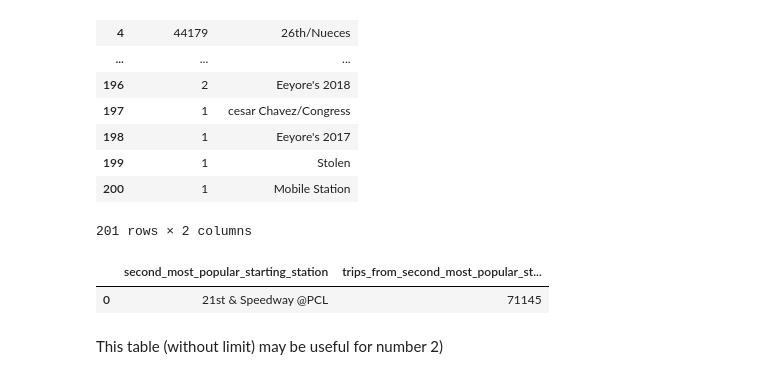
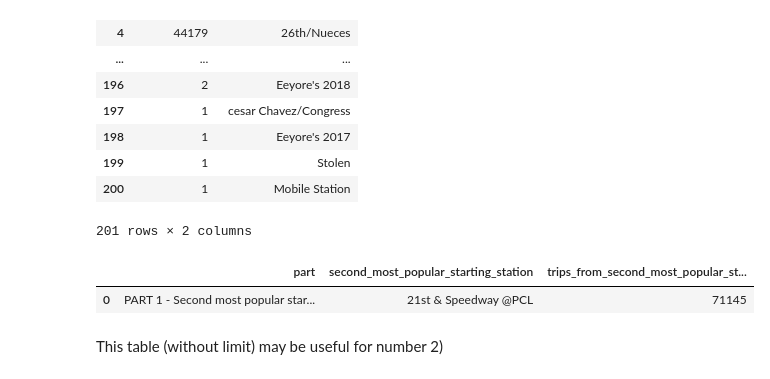
Before and after one commit to bibek1555/Data-Processing-Visualization-CPSMA-4313-01, a Jupyter notebook: Quiz10/Quiz10.ipynb, the cells around one changed output. Cells and saved outputs as stored; diff of their text form; code cells hidden in the pictures.

```diff
--- a/Quiz10/Quiz10.ipynb
+++ b/Quiz10/Quiz10.ipynb
@@ -244,21 +243,22 @@ ORDER BY number_trips DESC
 # %%
 %%bigquery --project quiz8-bigquery
 
 SELECT
+  "PART 1 - Second most popular starting station" AS part,
   start_station_name AS second_most_popular_starting_station,
-  number_trips       AS trips_from_second_most_popular_station
+  number_trips AS trips_from_second_most_popular_station
 FROM (
   SELECT
     COUNT(*) AS number_trips,
     start_station_name
   FROM `bigquery-public-data.austin_bikeshare.bikeshare_trips`
   GROUP BY start_station_name
   ORDER BY number_trips DESC
 )
 LIMIT 1 OFFSET 1;
 # %% [output]
-|  | second_most_popular_starting_station | trips_from_second_most_popular_st... |
-| 0 | 21st & Speedway @PCL | 71145 |
+|  | part | second_most_popular_starting_station | trips_from_second_most_popular_st... |
+| 0 | PART 1 - Second most popular star... | 21st & Speedway @PCL | 71145 |
 # %% [markdown]
 This table (without limit) may be useful for number 2)
 # %%
```
Also changed, not shown: parts of 2 cells of this notebook.
